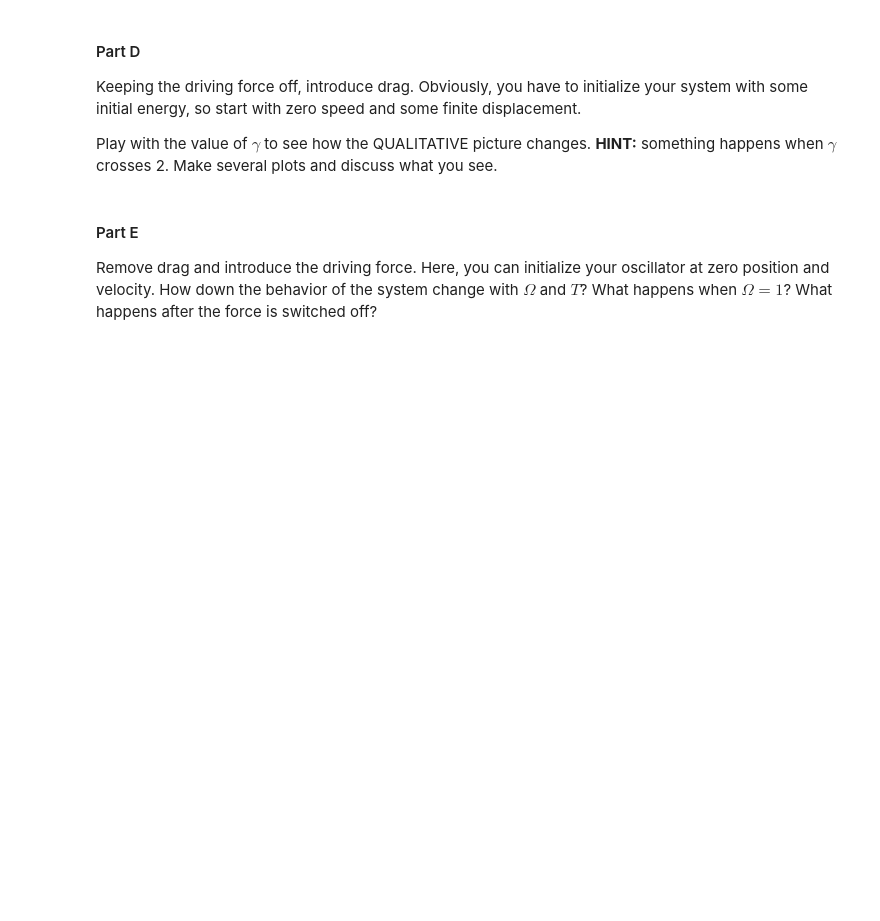
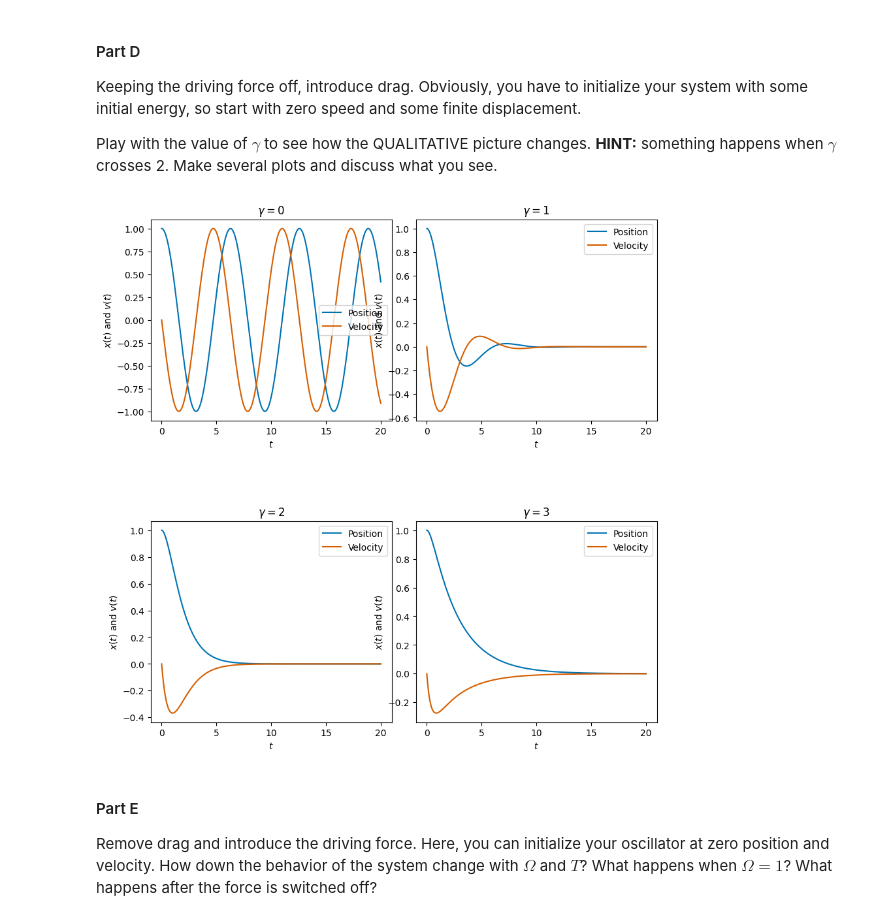
Before and after one commit to vibilanj/cmps, a Jupyter notebook: homework/RungeKutta_Homework.ipynb, the cells around one changed output. Drawn from its saved outputs; the diff is of its cells as text; code cells hidden in the pictures; blank space fills up the shorter version.

```diff
--- a/homework/RungeKutta_Homework.ipynb
+++ b/homework/RungeKutta_Homework.ipynb
@@ -198,3 +254,65 @@ Switch off the drag and the driving force. Initialize your oscillator at zero sp
 Keeping the driving force off, introduce drag. Obviously, you have to initialize your system with some initial energy, so start with zero speed and some finite displacement.
 
 Play with the value of $\gamma$ to see how the QUALITATIVE picture changes. **HINT:** something happens when $\gamma$ crosses 2. Make several plots and discuss what you see.
+# %%
+F = 0
+omega = 0
+T = 2 * np.pi * omega
+# gamma = 0
+
+def driving_force(t):
+    return F * np.sin(omega * t) if (t > 0 and t < T) else 0
+
+def derivative(t, s):
+    x = s[0]
+    v = s[1]
+    return np.array([v, -x - gamma * v + driving_force(t)])
+
+t_max = 20
+epsilon = 0.01
+n_pts = int(np.floor(t_max / epsilon))
+
+sol_0 = [[0, 0]] * n_pts
+sol_1 = [[0, 0]] * n_pts
+sol_2 = [[0, 0]] * n_pts
+sol_3 = [[0, 0]] * n_pts
+
+init = [1, 0]
+
+sol_0[0] = init
+sol_1[0] = init
+sol_2[0] = init
+sol_3[0] = init
+
+for step in range(1, n_pts):
+    gamma = 0
+    sol_0[step] = RK4_step(derivative, sol_0[step - 1], epsilon * step, epsilon)
+
+    gamma = 1
+    sol_1[step] = RK4_step(derivative, sol_1[step - 1], epsilon * step, epsilon)
+
+    gamma = 2
+    sol_2[step] = RK4_step(derivative, sol_2[step - 1], epsilon * step, epsilon)
+
+    gamma = 3
+    sol_3[step] = RK4_step(derivative, sol_3[step - 1], epsilon * step, epsilon)
+
+ts = np.arange(0, n_pts) * epsilon
+
+# Plotting
+fig, ((ax_gamma_0, ax_gamma_1), (ax_gamma_2, ax_gamma_3)) = plt.subplots(2, 2, figsize = (10, 10))
+
+def plot_solution(ax, sol, gamma):
+    ax.plot(ts, [s[0] for s in sol], color = CF_blue, label = "Position")
+    ax.plot(ts, [s[1] for s in sol], color = CF_vermillion, label = "Velocity")
+    ax.set(xlabel = "$t$", ylabel = "$x(t)$ and $v(t)$", title = f"$\gamma = {gamma}$")
+    ax.legend()
+
+plot_solution(ax_gamma_0, sol_0, 0)
+plot_solution(ax_gamma_1, sol_1, 1)
+plot_solution(ax_gamma_2, sol_2, 2)
+plot_solution(ax_gamma_3, sol_3, 3)
+
+plt.subplots_adjust(wspace = 0.1, hspace = 0.5)
+# %% [output]
+[figure, added]
```
Also changed, not shown: parts of 9 cells of this notebook.
